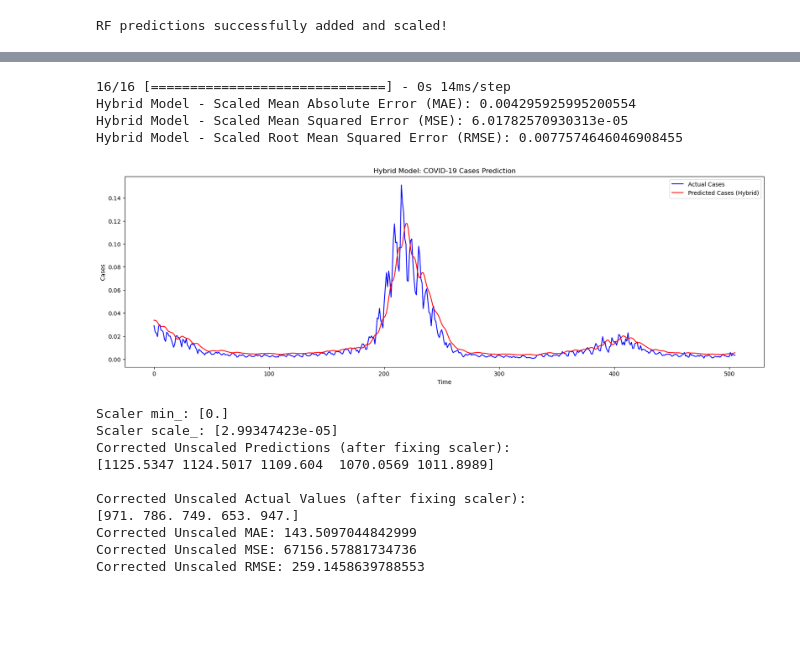
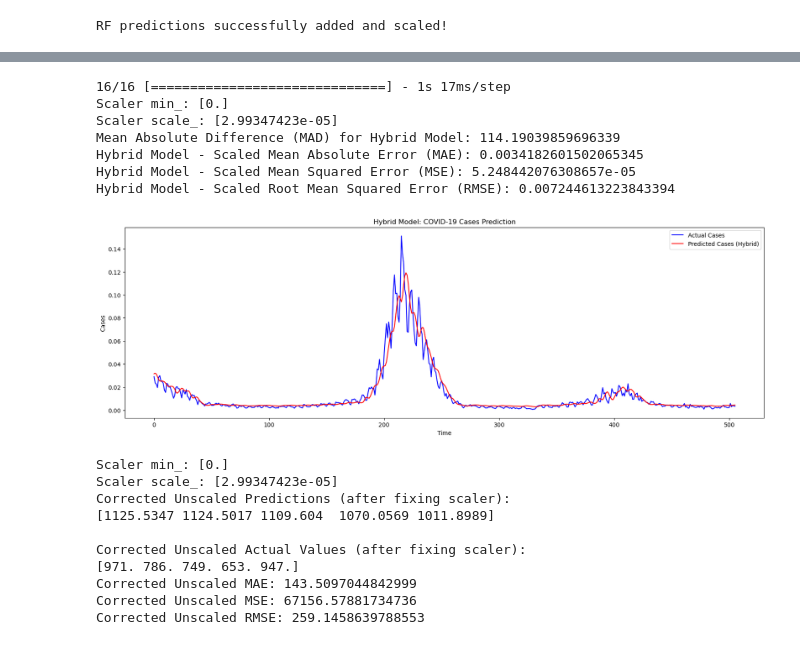
Before and after one commit to nursahiraa/fyp, a Jupyter notebook: dataSpell/fyp-master/notebooks/RFnLSTM.ipynb, the cells around one changed output, grey strips where cells are left out. Cells and saved outputs as stored; diff of their text form; code cells hidden in the pictures; blank space fills up the shorter version.

```diff
--- a/dataSpell/fyp-master/notebooks/RFnLSTM.ipynb
+++ b/dataSpell/fyp-master/notebooks/RFnLSTM.ipynb
@@ -194,7 +201,7 @@ Root Mean Squared Error (MSE): 0.005187098469714513
 Random Forest model saved to: ../models/random_forest_model.pkl
 # %%
 # Step 1: Generate sliding windows for the full dataset
-def create_sliding_windows_flat(data, sequence_length=30):
+def create_sliding_windows_flat(data, sequence_length=60):
     X = []
     for i in range(sequence_length, len(data)):
         # Flatten each sliding window into a 1D array
@@ -202,14 +209,14 @@ def create_sliding_windows_flat(data, sequence_length=30):
     return np.array(X)
 
 # Create the sliding window input for the entire dataset
-X_rf_full = create_sliding_windows_flat(data_for_rf, sequence_length=30)
+X_rf_full = create_sliding_windows_flat(data_for_rf, sequence_length=60)
 
 # Step 2: Predict using the Random Forest model
 rf_full_predictions = rf_regressor.predict(X_rf_full)
 
 # Step 3: Add RF predictions as a new feature to the scaled dataset
 # Since the first 30 rows cannot be predicted, fill them with 0 (or NaN if you prefer)
-rf_predictions_full = np.append([0] * 30, rf_full_predictions)
+rf_predictions_full = np.append([0] * 60, rf_full_predictions)
 
 # Step 4: Add RF predictions as a new column
 df_grouped_scaled['rf_predictions'] = rf_predictions_full
@@ -252,11 +259,17 @@ random.seed(42)
 tf.random.set_seed(42)
 
 # Define the LSTM model
+# model = Sequential()
+# model.add(LSTM(units=256, return_sequences=True, input_shape=(X_train_lstm.shape[1], X_train_lstm.shape[2])))
+# model.add(Dropout(0.3))
+# model.add(LSTM(units=256, return_sequences=False))
+# model.add(Dropout(0.3))
+# model.add(Dense(units=1))  # Output layer for predicting cases_new
 model = Sequential()
-model.add(LSTM(units=128, return_sequences=True, input_shape=(X_train_lstm.shape[1], X_train_lstm.shape[2])))
-model.add(Dropout(0.2))
-model.add(LSTM(units=128, return_sequences=False))
-model.add(Dropout(0.2))
+model.add(LSTM(units=192, return_sequences=True, input_shape=(X_train_lstm.shape[1], X_train_lstm.shape[2])))
+model.add(Dropout(0.3))
+model.add(LSTM(units=192, return_sequences=False))
+model.add(Dropout(0.3))
 model.add(Dense(units=1))  # Output layer for predicting cases_new
 
 # Compile the model
@@ -265,7 +278,7 @@ model.compile(optimizer='adam', loss='mean_squared_error')
 # Train the model
 # history = model.fit(X_train_lstm, y_train_lstm, epochs=100, batch_size=32, validation_split=0.2, shuffle=False)
 from keras.callbacks import EarlyStopping
-es = EarlyStopping(monitor='val_loss', patience=15, restore_best_weights=True)
+es = EarlyStopping(monitor='val_loss', patience=25, restore_best_weights=True)
 history = model.fit(X_train_lstm, y_train_lstm, epochs=150, batch_size=32, validation_split=0.2, shuffle=False, callbacks=[es])
 # %% [output]
 Epoch 1/150
@@ -292,35 +301,50 @@ pd.DataFrame(y_test_lstm).to_csv("/Users/nursahirazhamri/Desktop/fyp/dataSpell/f
 # %%
 # Predict using the LSTM model
 lstm_predictions = model.predict(X_test_lstm)
 
 # No need to rescale predictions back to the original scale
 # Use predictions and true values in their scaled space
 # lstm_predictions and y_test_lstm are already scaled
+# Correctly rescale using the re-fitted scaler
+# Re-fit the scaler using only the original 'cases_new' column
+scaler = MinMaxScaler()
+scaler.fit(df_grouped[['cases_new']])
+
+# Print scaler parameters for verification
+print(f"Scaler min_: {scaler.min_}")
+print(f"Scaler scale_: {scaler.scale_}")
+lstm_predictions_rescaled_corrected = scaler.inverse_transform(lstm_predictions)
+y_test_rescaled_corrected = scaler.inverse_transform(y_test_lstm.reshape(-1, 1))
 
 # Calculate evaluation metrics directly on scaled data
 mae_scaled = mean_absolute_error(y_test_lstm, lstm_predictions)
 mse_scaled = mean_squared_error(y_test_lstm, lstm_predictions)
 rmse_scaled = np.sqrt(mse_scaled)
+mad_hybrid = np.mean(np.abs(y_test_rescaled_corrected - lstm_predictions_rescaled_corrected))
 
+print(f"Mean Absolute Difference (MAD) for Hybrid Model: {mad_hybrid}")
 print(f"Hybrid Model - Scaled Mean Absolute Error (MAE): {mae_scaled}")
 print(f"Hybrid Model - Scaled Mean Squared Error (MSE): {mse_scaled}")
 print(f"Hybrid Model - Scaled Root Mean Squared Error (RMSE): {rmse_scaled}")
 
 # Plot predictions vs actual values
 plt.figure(figsize=(20, 6))
 plt.plot(y_test_lstm, color='blue', label='Actual Cases')
 plt.plot(lstm_predictions, color='red', label='Predicted Cases (Hybrid)')
 plt.title('Hybrid Model: COVID-19 Cases Prediction')
 plt.xlabel('Time')
 plt.ylabel('Cases')
 plt.legend()
 plt.show()
 # %% [output]
-16/16 [==============================] - 0s 14ms/step
-Hybrid Model - Scaled Mean Absolute Error (MAE): 0.004295925995200554
-Hybrid Model - Scaled Mean Squared Error (MSE): 6.01782570930313e-05
-Hybrid Model - Scaled Root Mean Squared Error (RMSE): 0.0077574646046908455
+16/16 [==============================] - 1s 17ms/step
+Scaler min_: [0.]
+Scaler scale_: [2.99347423e-05]
+Mean Absolute Difference (MAD) for Hybrid Model: 114.19039859696339
+Hybrid Model - Scaled Mean Absolute Error (MAE): 0.0034182601502065345
+Hybrid Model - Scaled Mean Squared Error (MSE): 5.248442076308657e-05
+Hybrid Model - Scaled Root Mean Squared Error (RMSE): 0.007244613223843394
-[figure, old version]
+[figure, new version]
 # %%
 # Re-fit the scaler using only the original 'cases_new' column
 scaler = MinMaxScaler()
```
Also changed, not shown: parts of 9 cells of this notebook, 4 other files.
